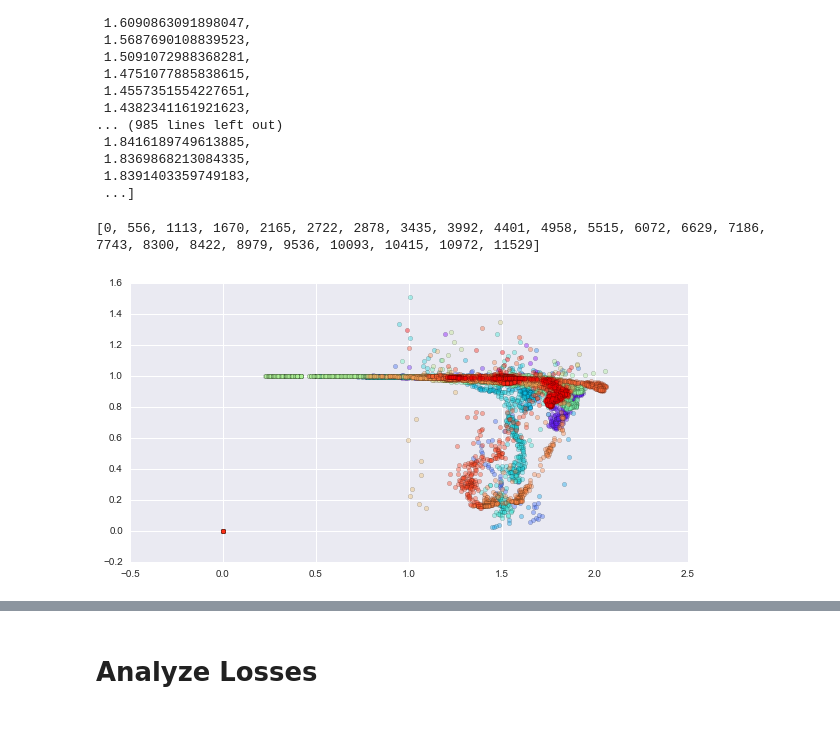
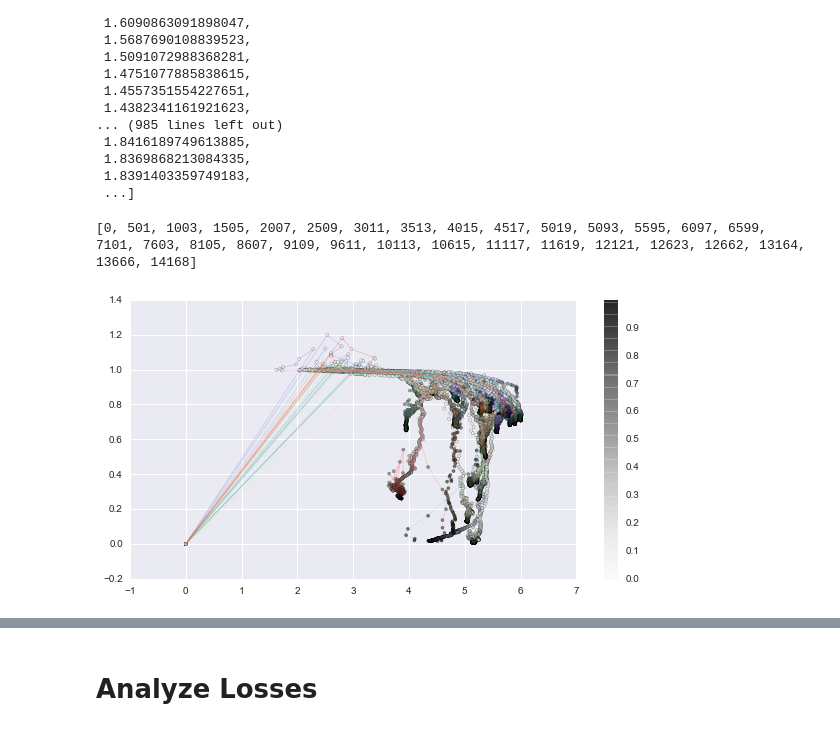
Before and after one commit to d-kz/attractor_net_notebooks, a Jupyter notebook: working_with_model.ipynb, the cells around one changed output, grey strips where cells are left out. Drawn from its saved outputs; the diff is of its cells as text; code cells hidden in the pictures.

```diff
--- a/working_with_model.ipynb
+++ b/working_with_model.ipynb
@@ -793,0 +392,5 @@ KeyboardInterrupt:
+# %%
+init = tf.global_variables_initializer()
+a = tf.get_variable("attractor_W_in", initializer=tf.eye(N_HIDDEN,num_columns=N_H_HIDDEN) +
+                                    .01*tf.random_normal([N_HIDDEN,N_H_HIDDEN]))
+with tf.Session() as sess:
@@ -939,33 +594,36 @@ entropy_collection
 # %%
 import matplotlib.cm as cm
 
 def plot_entropy_scatter(X, losses):
     ids = [0]
     for i in range(len(losses)):
         if losses[i] == 0.0:
             ids.append(i)
     print(ids)
     colors = cm.rainbow(np.linspace(0, 1, len(ids)-1))
     for i in range(len(ids)-1):
         x = X[ids[i]:ids[i+1]]
         y = losses[ids[i]:ids[i+1]]
-        plt.scatter(x, y, s=20, alpha=0.4, c=colors[i])
-    title = "experiments/figs/({})[Model<{}>(attractor<{},hid({}),h_hid({}),input_noise({})>, noise<{}>, n_iterations<{}>), Problem<{}>][epochs<{}>, repetitions<{}>]__{}.png".format(datetime.date.today(),
+        color_gradient = np.array(range(len(x)))/len(x)
+        plt.scatter(x, y, s=10, alpha=0.6, c=color_gradient)
+        plt.plot(x, y, linewidth=0.8, alpha=0.2, c=colors[i])
+    plt.colorbar()
+    title = "../attractor_net_notebooks/experiments/figs/({})[Model<{}>(attractor<{},hid({}),h_hid({}),input_noise({})>, noise<{}>, n_iterations<{}>), Problem<{}>][epochs<{}>, repetitions<{}>]__{}.png".format(datetime.date.today(),
                                                            ops['model_type'],
                                                            str(ops['attractor_dynamics']),
                                                            ops['hid'],
                                                            ops['h_hid'],
                                                            INPUT_NOISE_LEVEL,
                                                            ops['attractor_noise_level'],
                                                            ops['n_attractor_iterations'],
                                                            ops['problem_type'],
                                                            TRAINING_EPOCHS,
                                                            N_REPLICATIONS,
-                                                           "mutual_information(Layersvs.TaskLoss)(not_scaled)")
-#     plt.savefig(title, format='png', dpi=600)
+                                                           "30repts_vectorentropy_vs_taskloss(projection2 5-10, bins{})".format(8))
+    plt.savefig(title, format='png', dpi=600)
 
-plot_entropy_scatter(entropy_collection, MIS.losses_task)
+plot_entropy_scatter(entropy_collection1, MIS.losses_task)
 plt.show()
 # %% [output]
-[0, 556, 1113, 1670, 2165, 2722, 2878, 3435, 3992, 4401, 4958, 5515, 6072, 6629, 7186, 7743, 8300, 8422, 8979, 9536, 10093, 10415, 10972, 11529]
+[0, 501, 1003, 1505, 2007, 2509, 3011, 3513, 4015, 4517, 5019, 5093, 5595, 6097, 6599, 7101, 7603, 8105, 8607, 9109, 9611, 10113, 10615, 11117, 11619, 12121, 12623, 12662, 13164, 13666, 14168]
-[figure, old version]
+[figure, new version]
```
Also changed, not shown: parts of 16 cells of this notebook.
